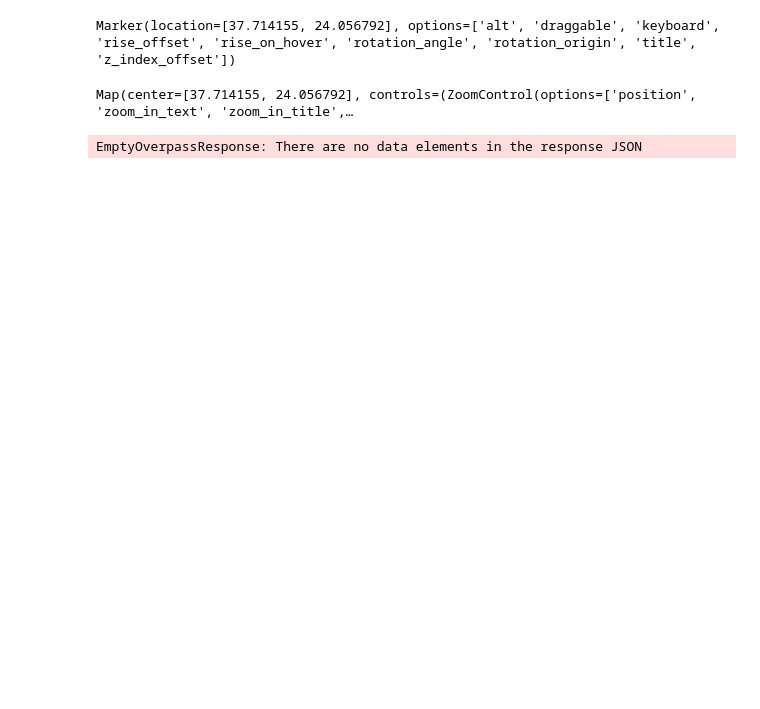
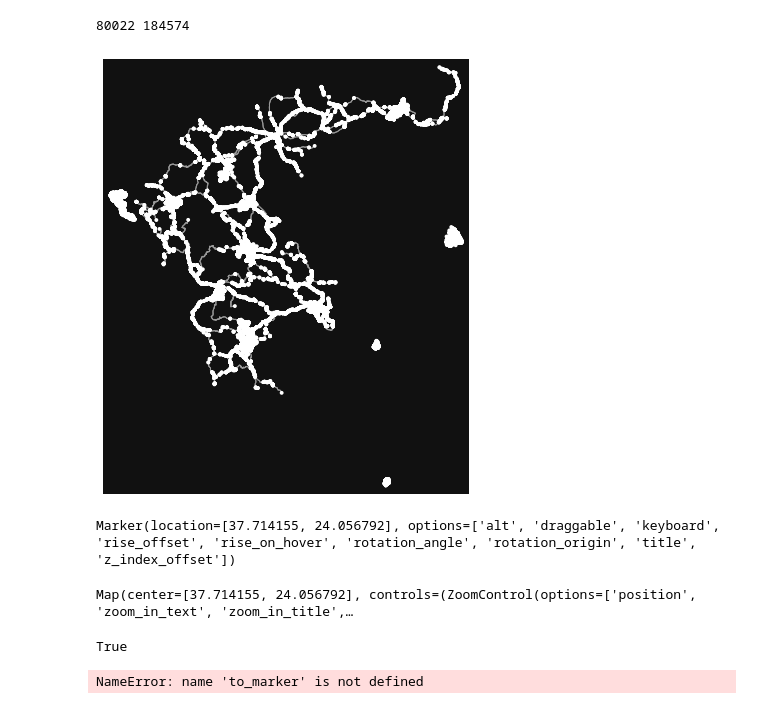
Before and after one commit to cbabalis/osm_project, a Jupyter notebook: src/elkouk_algo.ipynb, the cells around one changed output. Cells and saved outputs as stored; diff of their text form; code cells hidden in the pictures; blank space fills up the shorter version.

```diff
--- a/src/elkouk_algo.ipynb
+++ b/src/elkouk_algo.ipynb
@@ -9,14 +9,8 @@ from ipyleaflet import *
 place_name = "Greece"
 ox.config(use_cache=True, log_console=True)
 #cf = '["highway"~"motorway|motorway_link|trunk|secondary|primary"]'
-cf = '["highway"~"motorway|motorway_link"]'
+cf = '["highway"~"motorway|motorway_link|trunk|trunk_link|primary|primary_link"]'
+#cf = '["highway"~"motorway|motorway_link"]'
 greece_graph = ox.graph_from_place(place_name, network_type='drive', custom_filter=cf)
 #fig, ax = ox.plot_graph(graph)
 greece_nodes, greece_edges = ox.graph_to_gdfs(greece_graph)
-
-zogr = "Zografou, Greece"
-ox.config(use_cache=True, log_console=True)
-#cf = '["highway"~"motorway|motorway_link|trunk|secondary|primary"]'
-#cf = '["highway"~"motorway|motorway_link|trunk|trunk_link|primary_link|primary"]'
-zogr_graph = ox.graph_from_place(zogr, network_type='drive')
-zogr_nodes, zogr_edges = ox.graph_to_gdfs(zogr_graph)
@@ -28,0 +30,25 @@ fig, ax = ox.plot_graph(G3)
+# %%
+dest_graph_fpath = '/home/blaxeep/workspace/osm_project/results/graphs/'
+poleis = ['Komotini Municipality', 'Municipality of Athens', 'Municipality of Mytilene', 'Municipality of Patras', 'Municipality of Kozani','Ioannina Municipality','Municipality of Larissa','Corfu', 'Municipality of Thessaloniki', 'Municipality of Heraklion', 'Syros', 'Municipality of Tripoli', 'Lamia']
+for poli in poleis:
+    zogr_graph = ox.graph_from_place(str(poli), network_type='drive')
+    zogr_nodes, zogr_edges = ox.graph_to_gdfs(zogr_graph)
+    destination = dest_graph_fpath + str(poli) +str('.graphml')
+    ox.save_graphml(zogr_graph, destination)
+# %%
+dest_graph_fpath = '/home/blaxeep/workspace/osm_project/results/graphs/'
+G_all = greece_graph
+poleis = ['Komotini Municipality', 'Municipality of Athens', 'Municipality of Mytilene', 'Municipality of Patras', 'Municipality of Kozani','Ioannina Municipality','Municipality of Larissa','Corfu', 'Municipality of Thessaloniki', 'Municipality of Heraklion', 'Syros', 'Municipality of Tripoli', 'Lamia']
+for poli in poleis:
+    local_path = dest_graph_fpath + str(poli) +str('.graphml')
+    local_graph = ox.load_graphml(local_path)
+    #G_all = nx.union(G_all, local_graph, rename=('G_all-','loc_graph-'))
+    G_all = nx.compose(G_all, local_graph)
+supergraph_dest = '../results/prim_sec_graph.graphml'
+ox.save_graphml(G_all, supergraph_dest)
+zogr_nodes, zogr_edges = ox.graph_to_gdfs(G_all)
+print(len(zogr_nodes), len(zogr_edges))
+fig, ax = ox.plot_graph(G_all)
+# %% [output]
+80022 184574
+[figure, added]
@@ -78,8 +110,11 @@ m
 # %% [output]
 Marker(location=[37.714155, 24.056792], options=['alt', 'draggable', 'keyboard', 'rise_offset', 'rise_on_hover', 'rotation_angle', 'rotation_origin', 'title', 'z_index_offset'])
 Map(center=[37.714155, 24.056792], controls=(ZoomControl(options=['position', 'zoom_in_text', 'zoom_in_title',…
-# %%
-supermarket = '["shop"~"supermarket"]'
-G = ox.graph_from_place('Zografou, Greece', custom_filter=supermarket)
-# %% [output]
-EmptyOverpassResponse: There are no data elements in the response JSON
+# %%
+val = 7631969061 in nodes['osmid']
+print(val)
+print(to_marker.nearest_node)
+print(len(nodes), len(edges))
+# %% [output]
+True
+NameError: name 'to_marker' is not defined
```
Also changed, not shown: parts of 3 cells of this notebook, 1 other file.
